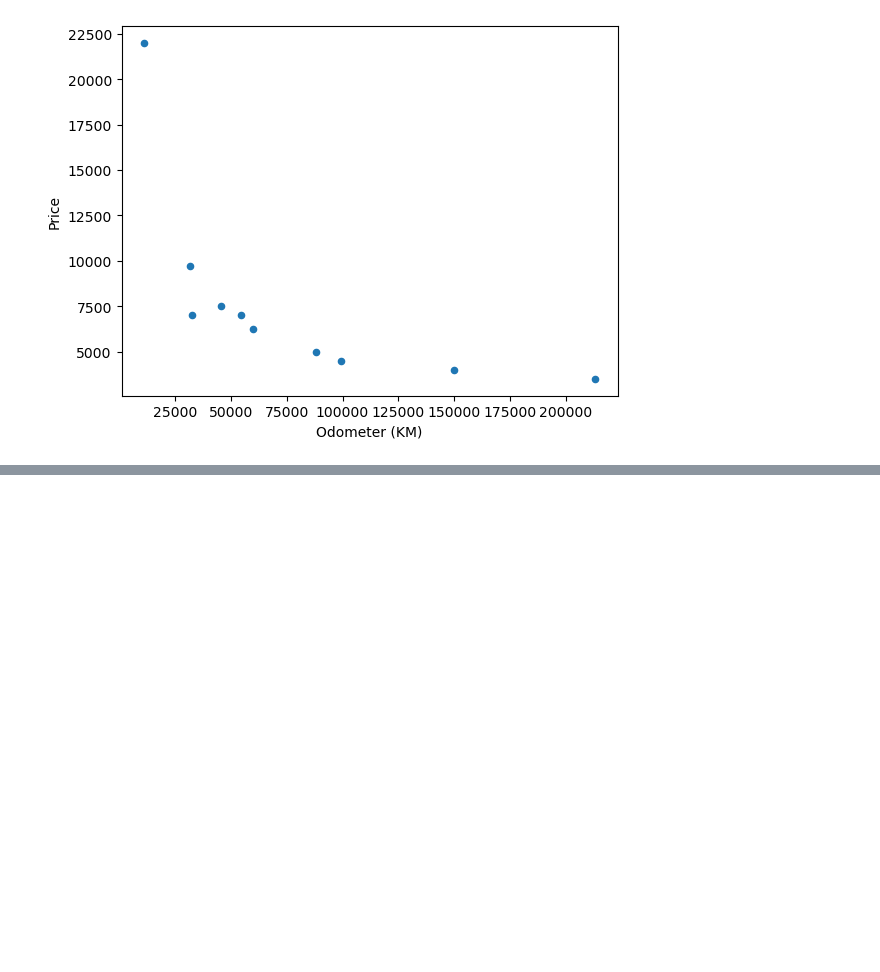
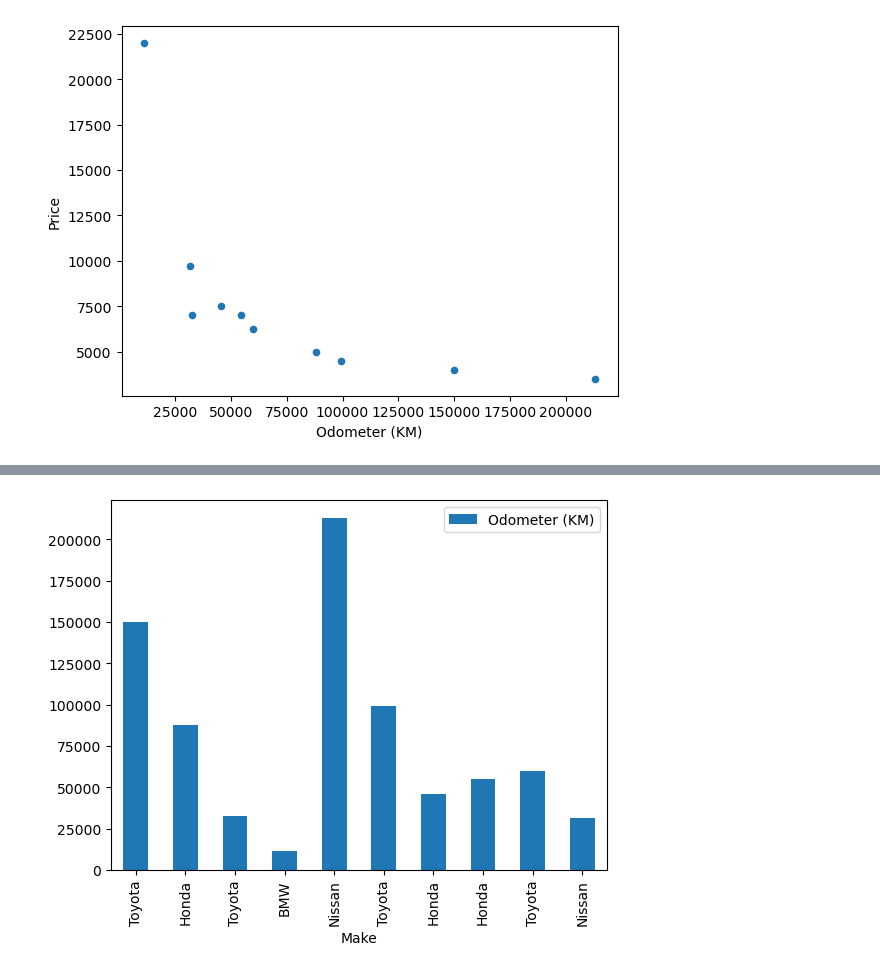
Before and after one commit to lgnassar/machine-learning-udemy, a Jupyter notebook: introduction-to-matplotlib.ipynb, the cells around one changed output, grey strips where cells are left out. Drawn from its saved outputs; the diff is of its cells as text; code cells hidden in the pictures; blank space fills up the shorter version.

```diff
--- a/introduction-to-matplotlib.ipynb
+++ b/introduction-to-matplotlib.ipynb
@@ -260,2 +260,4 @@ df.plot(kind="bar");
 # %%
-car_sales.plot()
+car_sales.plot(x='Make', y='Odometer (KM)', kind='bar');
+# %% [output]
+[figure, added]
```
Also changed, not shown: parts of 31 cells of this notebook, 2 other files.
